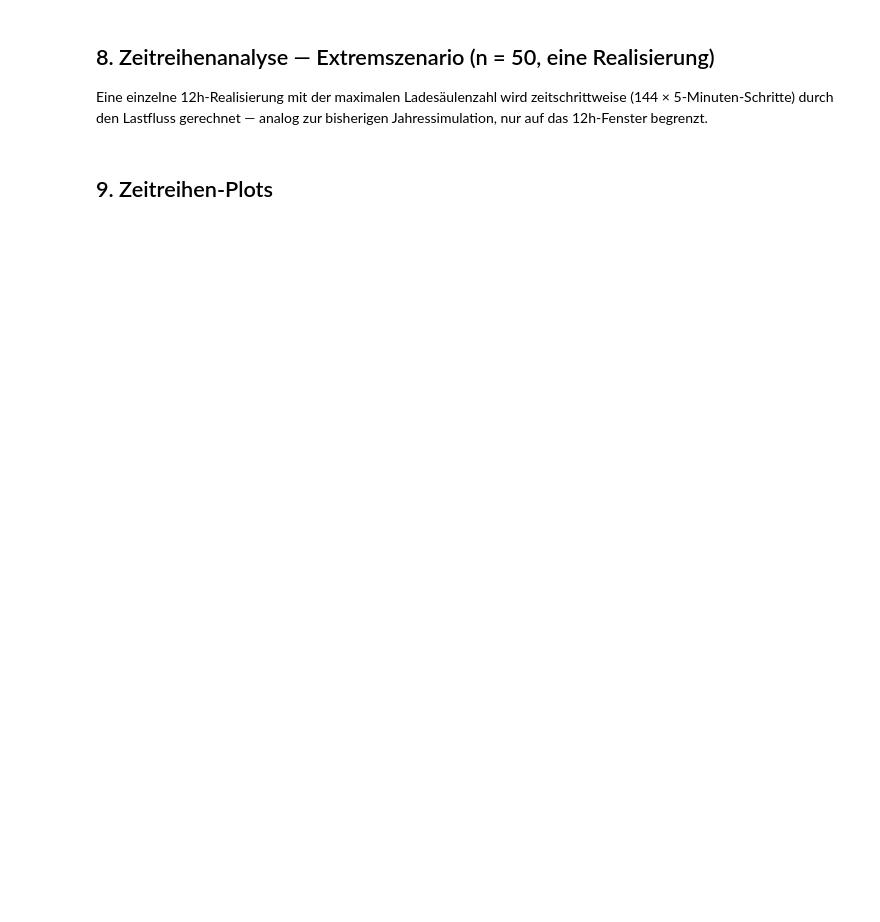
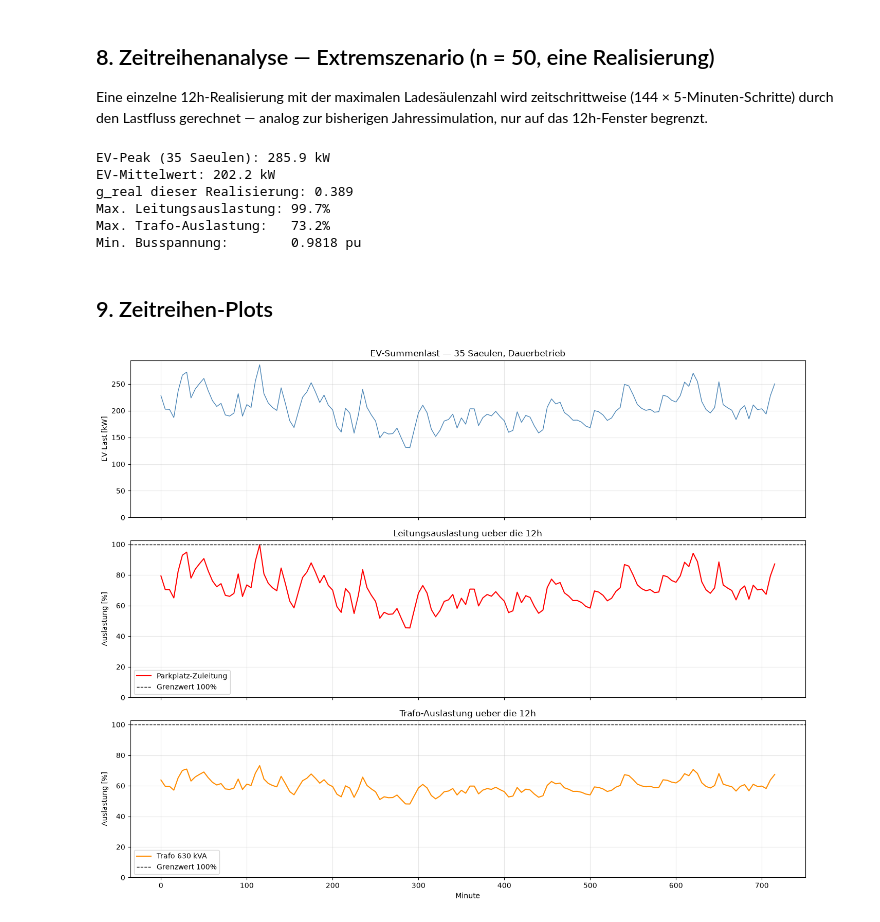
Before and after one commit to PhilKrien/SNEE_2026, a Jupyter notebook: ev_szenario_dauerbetrieb.ipynb, the cells around one changed output. Saved outputs shown, nothing was run; the diff lists cells and outputs as text; code cells hidden in the pictures; blank space fills up the shorter version.

```diff
--- a/ev_szenario_dauerbetrieb.ipynb
+++ b/ev_szenario_dauerbetrieb.ipynb
@@ -223,8 +296,8 @@ Haushalts-Spitzenlast (~160 kW) ins Netz eingespeist und ein Lastfluss
 berechnet. So entsteht sowohl eine Verteilung für `g_real` als auch eine
 konservative (Worst-Case) Aussage zur Netzbelastung.
 # %%
-n_saeulen_liste = [2, 5, 10, 15, 20, 25, 30, 35, 40, 45, 50]
-n_repeats = 20
+n_saeulen_liste = [1, 2, 3, 4, 5, 7, 10, 12, 15, 20, 25, 30, 35, 40, 45, 50]
+n_repeats = 30
 
 ergebnisse = []
 
@@ -232,16 +305,17 @@ for n_saeulen in n_saeulen_liste:
     for rep in range(n_repeats):
         seed_start = n_saeulen * 100_000 + rep * 1_000  # eigener Seed-Block je (n, rep)
 
-        g_real, p_agg_max_kw, _ = g_real_fuer_n(n_saeulen, seed_start)
+        g_real, p_agg_max_kw, p_einzeln_summe_kw, _ = g_real_fuer_n(n_saeulen, seed_start)
 
         net.load.loc[net.load["name"] == "EV_Parkplatz", "p_mw"] = p_agg_max_kw / 1000
         pp.runpp(net, algorithm="nr", numba=False)
 
         ergebnisse.append({
-            "n_saeulen"       : n_saeulen,
-            "rep"             : rep,
-            "p_ev_agg_max_kw" : p_agg_max_kw,
-            "g_real"          : g_real,
+            "n_saeulen"          : n_saeulen,
+            "rep"                : rep,
+            "p_ev_agg_max_kw"    : p_agg_max_kw,
+            "p_einzeln_summe_kw" : p_einzeln_summe_kw,
+            "g_real"             : g_real,
             "vm_min_pu"       : net.res_bus["vm_pu"].min(),
             "loading_max_pct" : net.res_line["loading_percent"].max(),
             "loading_pk_pct"  : net.res_line.loc[leitung_parkplatz, "loading_percent"],
@@ -318,14 +431,20 @@ Eine einzelne 12h-Realisierung mit der maximalen Ladesäulenzahl wird
 zeitschrittweise (144 × 5-Minuten-Schritte) durch den Lastfluss gerechnet —
 analog zur bisherigen Jahressimulation, nur auf das 12h-Fenster begrenzt.
 # %%
-n_saeulen_extrem = 50
+n_saeulen_extrem = 35
 seed_extrem = 999_000
 
-matrix_extrem = baue_saeulen_matrix(n_saeulen_extrem, seed_extrem)
+profile_extrem = ziehe_saeulen_profile(n_saeulen_extrem, seed_extrem)
+matrix_extrem = profile_zu_matrix(profile_extrem)
 ev_last_12h = matrix_extrem.sum(axis=1)  # kW, Index = Minute
+
+g_real_extrem, p_agg_max_extrem, p_einzeln_summe_extrem = simultaneity_factor(
+    *profile_extrem, return_components=True
+)
 
 print(f"EV-Peak ({n_saeulen_extrem} Saeulen): {ev_last_12h.max():.1f} kW")
 print(f"EV-Mittelwert: {ev_last_12h.mean():.1f} kW")
+print(f"g_real dieser Realisierung: {g_real_extrem:.3f}")
 
 res_vm    = {}
 res_load  = {}
@@ -346,36 +465,44 @@ trafo_series = pd.Series(res_trafo)
 print(f"Max. Leitungsauslastung: {loading_df.max().max():.1f}%")
 print(f"Max. Trafo-Auslastung:   {trafo_series.max():.1f}%")
 print(f"Min. Busspannung:        {vm_pu_df.min().min():.4f} pu")
+# %% [output]
+EV-Peak (35 Saeulen): 285.9 kW
+EV-Mittelwert: 202.2 kW
+g_real dieser Realisierung: 0.389
+Max. Leitungsauslastung: 99.7%
+Max. Trafo-Auslastung:   73.2%
+Min. Busspannung:        0.9818 pu
 # %% [markdown]
 ## 9. Zeitreihen-Plots
 # %%
 fig, axes = plt.subplots(3, 1, figsize=(14, 11), sharex=True)
 
 axes[0].plot(ev_last_12h.index, ev_last_12h.values, color="steelblue", linewidth=1.0)
 axes[0].set_ylabel("EV-Last [kW]")
 axes[0].set_title(f"EV-Summenlast — {n_saeulen_extrem} Saeulen, Dauerbetrieb")
+axes[0].set_ylim(bottom=0)
 axes[0].grid(True, alpha=0.3)
 
 axes[1].plot(loading_df.index, loading_df[leitung_parkplatz].values,
              color="red", linewidth=1.5, label="Parkplatz-Zuleitung")
-for col in loading_df.columns:
-    if col != leitung_parkplatz:
-        axes[1].plot(loading_df.index, loading_df[col].values,
-                      color="steelblue", linewidth=0.4, alpha=0.3)
 axes[1].axhline(100, color="black", linestyle="--", linewidth=1.0, label="Grenzwert 100%")
 axes[1].set_ylabel("Auslastung [%]")
 axes[1].set_title("Leitungsauslastung ueber die 12h")
+axes[1].set_ylim(bottom=0)
 axes[1].legend()
 axes[1].grid(True, alpha=0.3)
 
 axes[2].plot(trafo_series.index, trafo_series.values,
              color="darkorange", linewidth=1.5, label="Trafo 630 kVA")
 axes[2].axhline(100, color="black", linestyle="--", linewidth=1.0, label="Grenzwert 100%")
 axes[2].set_xlabel("Minute")
 axes[2].set_ylabel("Auslastung [%]")
 axes[2].set_title("Trafo-Auslastung ueber die 12h")
+axes[2].set_ylim(bottom=0)
 axes[2].legend()
 axes[2].grid(True, alpha=0.3)
 
 plt.tight_layout()
 plt.show()
+# %% [output]
+[figure, added]
```
Also changed, not shown: parts of 13 cells of this notebook.
